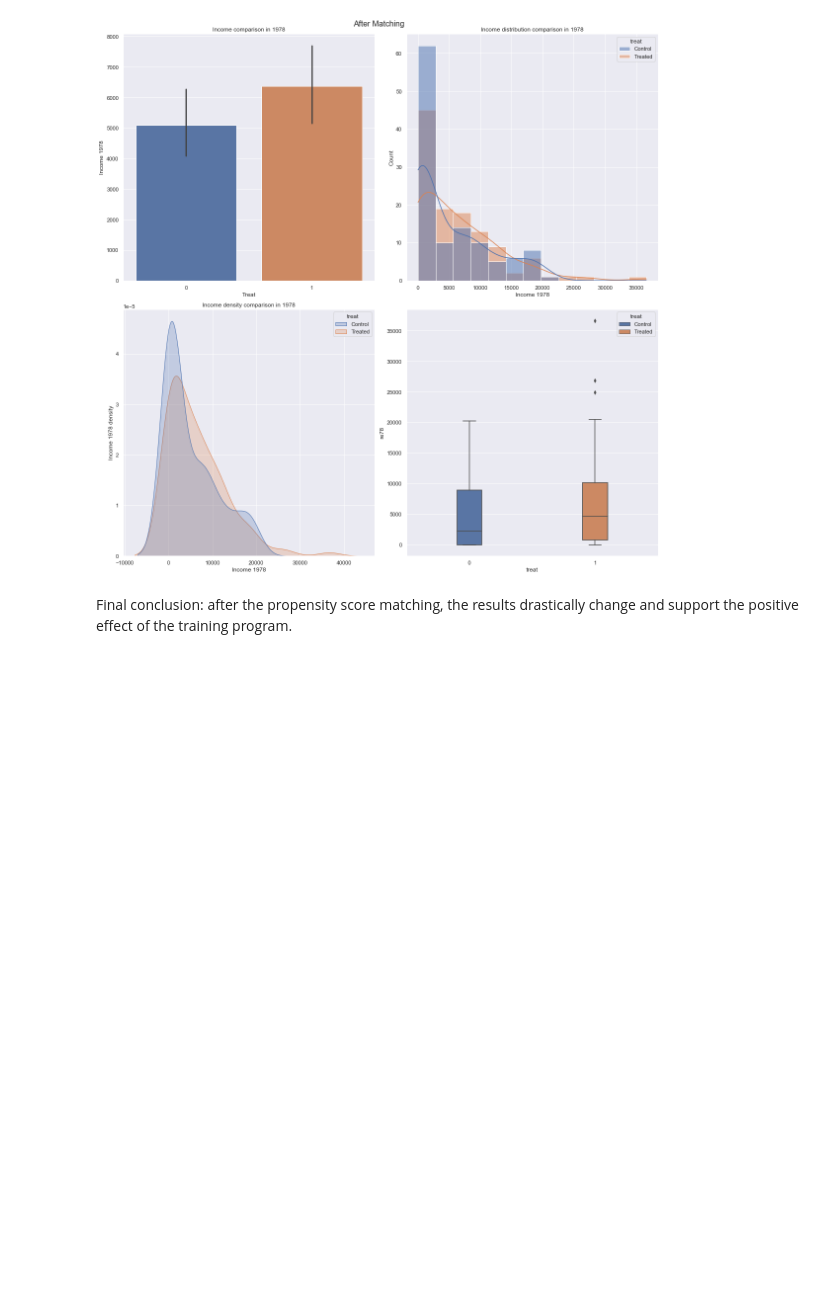
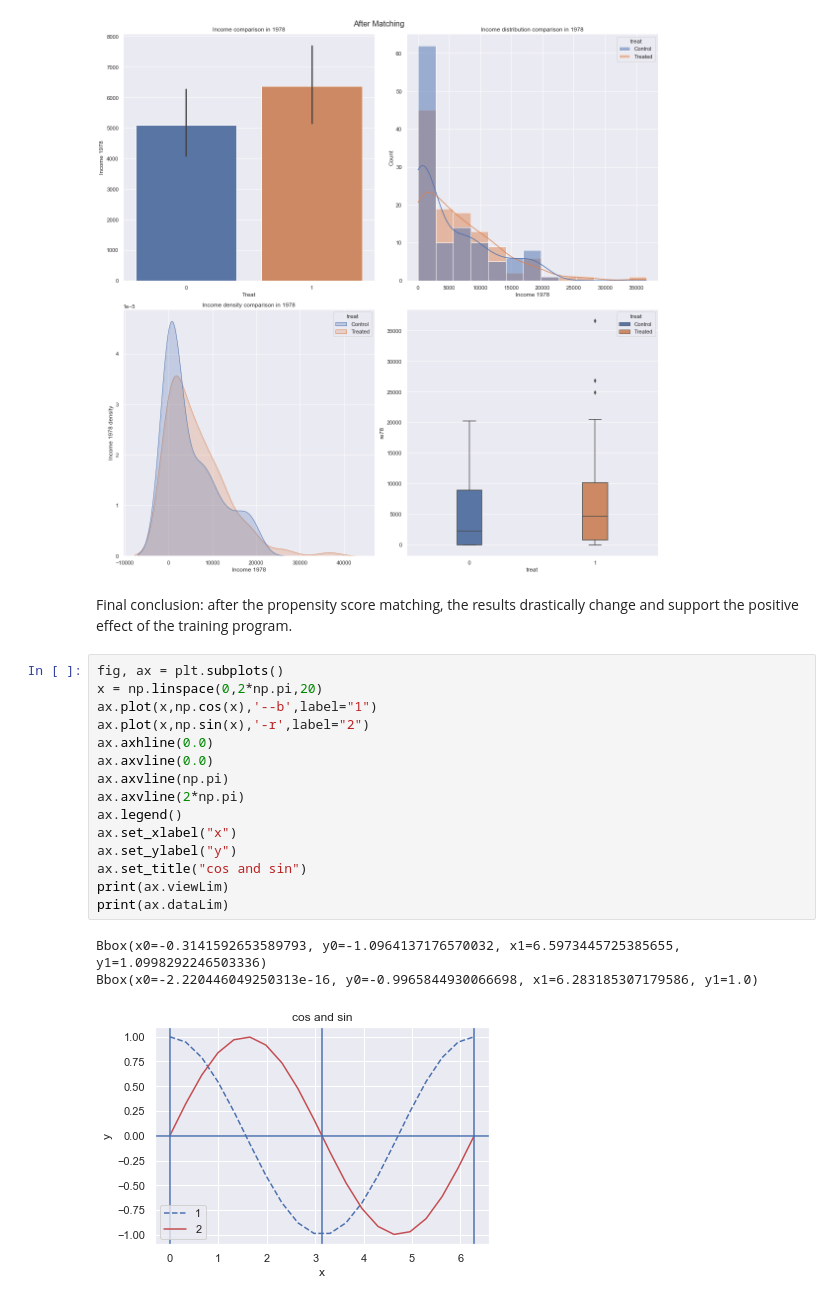
Before and after one commit to nourGhribi/2020, a Jupyter notebook: Tutorials/05 - Observational studies/Observational studies exercise.ipynb, the cells around one changed output. Drawn from its saved outputs; the diff is of its cells as text; blank space fills up the shorter version.

```diff
--- a/Tutorials/05 - Observational studies/Observational studies exercise.ipynb
+++ b/Tutorials/05 - Observational studies/Observational studies exercise.ipynb
@@ -542,3 +542,22 @@ fig, axs = plot_income_dist(balanced_df,"re78",title="After Matching")
 [figure]
 # %% [markdown]
 Final conclusion: after the propensity score matching, the results drastically change and support the positive effect of the training program.
+# %%
+fig, ax = plt.subplots()
+x = np.linspace(0,2*np.pi,20)
+ax.plot(x,np.cos(x),'--b',label="1")
+ax.plot(x,np.sin(x),'-r',label="2")
+ax.axhline(0.0)
+ax.axvline(0.0)
+ax.axvline(np.pi)
+ax.axvline(2*np.pi)
+ax.legend()
+ax.set_xlabel("x")
+ax.set_ylabel("y")
+ax.set_title("cos and sin")
+print(ax.viewLim)
+print(ax.dataLim)
+# %% [output]
+Bbox(x0=-0.3141592653589793, y0=-1.0964137176570032, x1=6.5973445725385655, y1=1.0998292246503336)
+Bbox(x0=-2.220446049250313e-16, y0=-0.9965844930066698, x1=6.283185307179586, y1=1.0)
+[figure, added]
```
Also changed, not shown: parts of 1 cell of this notebook.
